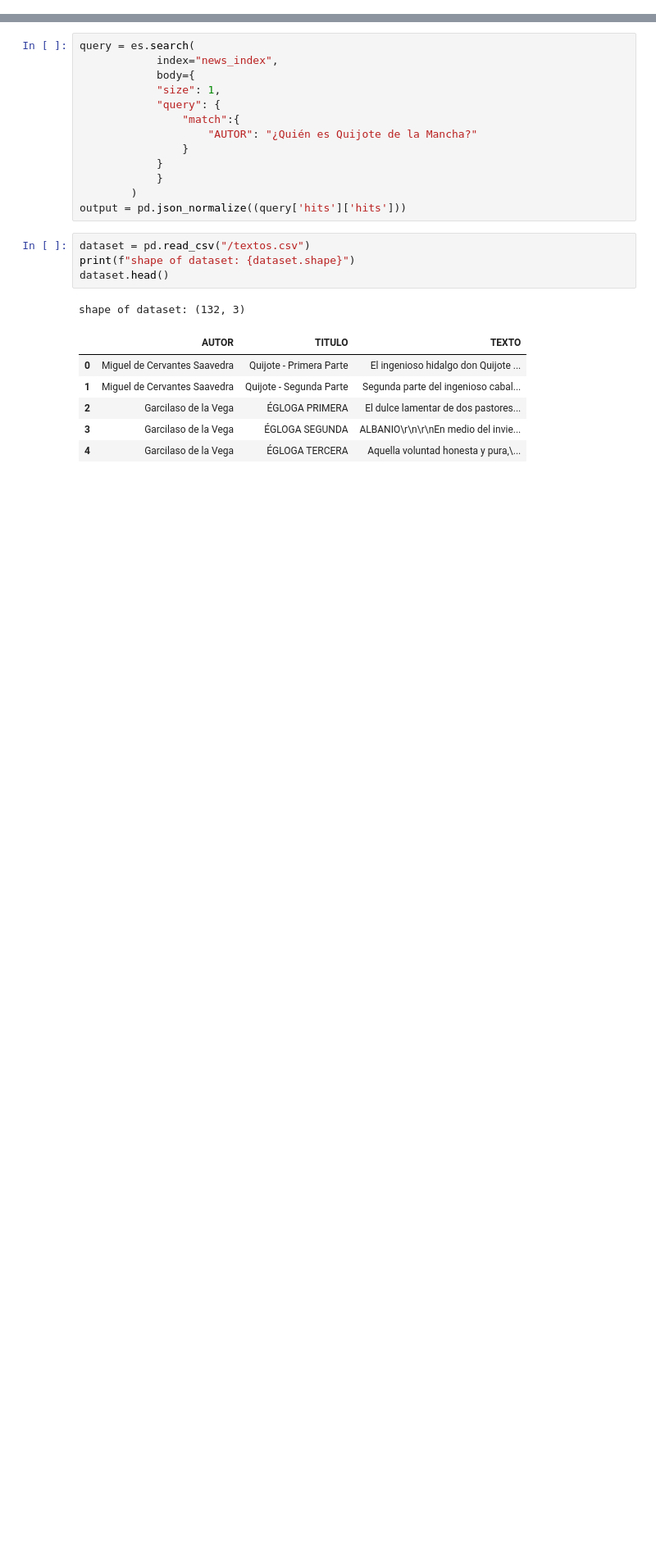
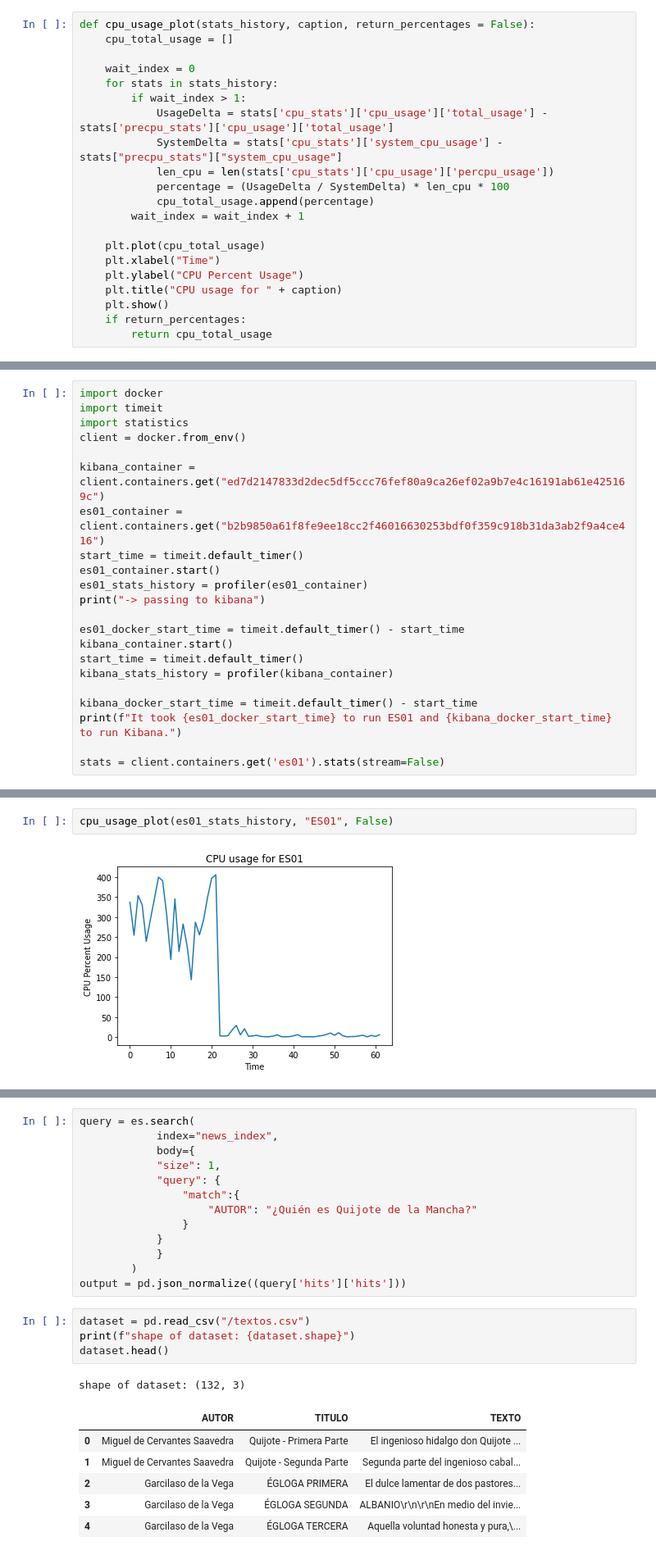
Before and after one commit to AndresSebad/benchmark-vector-bbdd, a Jupyter notebook: benchmark/elastic/ElasticSearch_Test0.ipynb, the cells around one changed output, grey strips where cells are left out. Shown at 82% size. Saved outputs shown, nothing was run; the diff lists cells and outputs as text; blank space fills up the shorter version.

Commit message:
Update for profiling with Docker stats

```diff
--- a/benchmark/elastic/ElasticSearch_Test0.ipynb
+++ b/benchmark/elastic/ElasticSearch_Test0.ipynb
@@ -21,0 +191,21 @@ except Exception as e:
+# %%
+def cpu_usage_plot(stats_history, caption, return_percentages = False):
+    cpu_total_usage = []
+
+    wait_index = 0
+    for stats in stats_history:
+        if wait_index > 1:
+            UsageDelta = stats['cpu_stats']['cpu_usage']['total_usage'] - stats['precpu_stats']['cpu_usage']['total_usage']
+            SystemDelta = stats['cpu_stats']['system_cpu_usage'] - stats["precpu_stats"]["system_cpu_usage"]
+            len_cpu = len(stats['cpu_stats']['cpu_usage']['percpu_usage'])
+            percentage = (UsageDelta / SystemDelta) * len_cpu * 100
+            cpu_total_usage.append(percentage)
+        wait_index = wait_index + 1
+
+    plt.plot(cpu_total_usage)
+    plt.xlabel("Time")
+    plt.ylabel("CPU Percent Usage")
+    plt.title("CPU usage for " + caption)
+    plt.show()
+    if return_percentages:
+        return cpu_total_usage
@@ -21,0 +214,22 @@ except Exception as e:
+# %%
+import docker
+import timeit
+import statistics
+client = docker.from_env()
+
+kibana_container = client.containers.get("ed7d2147833d2dec5df5ccc76fef80a9ca26ef02a9b7e4c16191ab61e425169c")
+es01_container = client.containers.get("b2b9850a61f8fe9ee18cc2f46016630253bdf0f359c918b31da3ab2f9a4ce416")
+start_time = timeit.default_timer()
+es01_container.start()
+es01_stats_history = profiler(es01_container)
+print("-> passing to kibana")
+
+es01_docker_start_time = timeit.default_timer() - start_time
+kibana_container.start()
+start_time = timeit.default_timer()
+kibana_stats_history = profiler(kibana_container)
+
+kibana_docker_start_time = timeit.default_timer() - start_time
+print(f"It took {es01_docker_start_time} to run ES01 and {kibana_docker_start_time} to run Kibana.")
+
+stats = client.containers.get('es01').stats(stream=False)
@@ -21,0 +239,4 @@ except Exception as e:
+# %%
+cpu_usage_plot(es01_stats_history, "ES01", False)
+# %% [output]
+[figure, added]
```
Also changed, not shown: parts of 22 cells of this notebook.
